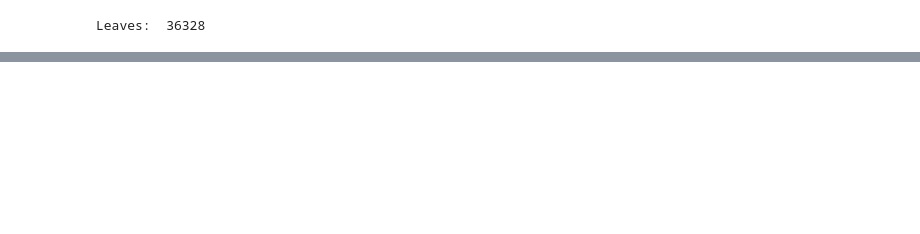
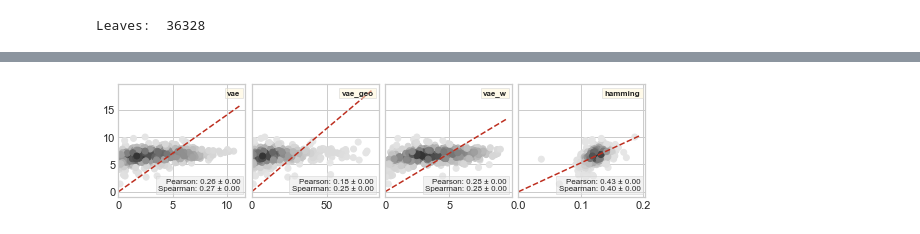
Before and after one commit to MachineLearningLifeScience/meaningful-protein-representations, a Jupyter notebook: phylogenetic_distances.ipynb, the cells around one changed output, grey strips where cells are left out. Cells and saved outputs as stored; diff of their text form; code cells hidden in the pictures; blank space fills up the shorter version.

Commit message:
updated phylogeny notebook

```diff
--- a/phylogenetic_distances.ipynb
+++ b/phylogenetic_distances.ipynb
@@ -357,0 +269,15 @@ phylo_distances
+# %%
+import scipy.stats
+import pandas as pd
+
+dms = []
+for model in models:
+    # Create grid and calculate discretized version of manifold, so that geodesics can be calculated using
+    # graph algorithm
+    n_points = 100
+    z_grid = torch.stack([m.flatten() for m in torch.meshgrid(2*[torch.linspace(-10,10,n_points)])]).t()
+
+    from models.geoml.manifold import EmbeddedManifold, CubicSpline
+    from models.geoml.discretized_manifold import DiscretizedManifold
+    print('\n Creating discretized manifolds')
+    dms.append(DiscretizedManifold(model, z_grid.t().reshape(2,n_points,n_points), use_diagonals=True))
@@ -357,0 +349,80 @@ phylo_distances
+# %%
+import matplotlib.pyplot as plt
+import numpy as np
+import scipy.stats
+from scipy.stats import gaussian_kde
+import matplotlib.colors as colors
+import scipy.stats
+import seaborn as sns
+sns.set_theme(style="whitegrid")
+
+def truncate_colormap(cmap, minval=0.0, maxval=1.0, n=100):
+    new_cmap = colors.LinearSegmentedColormap.from_list(
+        'trunc({n},{a:.2f},{b:.2f})'.format(n=cmap.name, a=minval, b=maxval),
+        cmap(np.linspace(minval, maxval, n)))
+    return new_cmap
+
+red = [.74, .18, .12]
+yellow = "#fff6d5"
+cmap = truncate_colormap(plt.get_cmap('gray_r'), 0.1, 0.80)
+
+
+fig, ax = plt.subplots(1, len(distances.columns)-1, sharex=False, sharey=True, figsize=(8,2.))
+plt.subplots_adjust(wspace=0.05, hspace=0.0, left=0.075, right=0.99, bottom=0.2, top=0.98)
+
+for idx, model in enumerate(distances.loc[:, distances.columns != 'phylo']):
+
+    xs = np.array(distances[model].to_list())
+    ys = np.array(distances['phylo'].to_list())
+
+    spearmans = []
+    pearsons = []
+    for repetition in range(xs.shape[0]):
+
+        x = xs[repetition]
+        y = ys[repetition]
+
+        spearmans.append(scipy.stats.spearmanr(x, y).correlation)
+        pearsons.append(np.corrcoef(x,y)[0,1])
+
+    corr_str = """Pearson: {:.2f} ± {:.2f}\nSpearman: {:.2f} ± {:.2f}""".format(np.mean(pearsons),
+                                                                                np.std(pearsons),
+                                                                                np.mean(spearmans),
+                                                                                np.std(spearmans))
+
+    print(model, corr_str)
+
+    # Visualize first repetition
+    x = xs[0]
+    y = ys[0]
+
+    xy = np.vstack([x,y])
+
+    z = gaussian_kde(xy)(xy)
+
+    coeff_a, _, _, _ = np.linalg.lstsq(x[:,np.newaxis], y)
+    #coef = np.polyfit(x,y,1)
+    #poly1d_fn = np.poly1d(coef)
+
+    title = model
+
+    ax[idx].scatter(x, y, c=z, cmap=cmap)
+
+    line_x = np.linspace(0, ax[idx].get_xlim()[1], 500)
+    line_y = coeff_a*line_x
+    ax[idx].plot(line_x, line_y, '--', color=red)
+
+    ax[idx].tick_params(axis='both', which='major', pad=-3)
+
+    props = dict(boxstyle='square', facecolor=yellow, edgecolor='lightgrey', alpha=0.5, )
+
+    ax[idx].text(0.96, 0.95, title, transform=ax[idx].transAxes, fontsize=8,
+               verticalalignment='top', horizontalalignment='right', bbox=props, fontweight='bold')
+
+    props = dict(boxstyle='square', facecolor="0.9", edgecolor='lightgrey', alpha=0.5)
+
+    ax[idx].text(0.96, 0.05, corr_str, transform=ax[idx].transAxes, fontsize=8,
+               verticalalignment='bottom', horizontalalignment='right', bbox=props)
+
+    ax[idx].set_xlim(left=0)
+# %% [output]
@@ -357,0 +445 @@ phylo_distances
+[figure, added]
```
Also changed, not shown: parts of 20 cells of this notebook, 1 other file.
